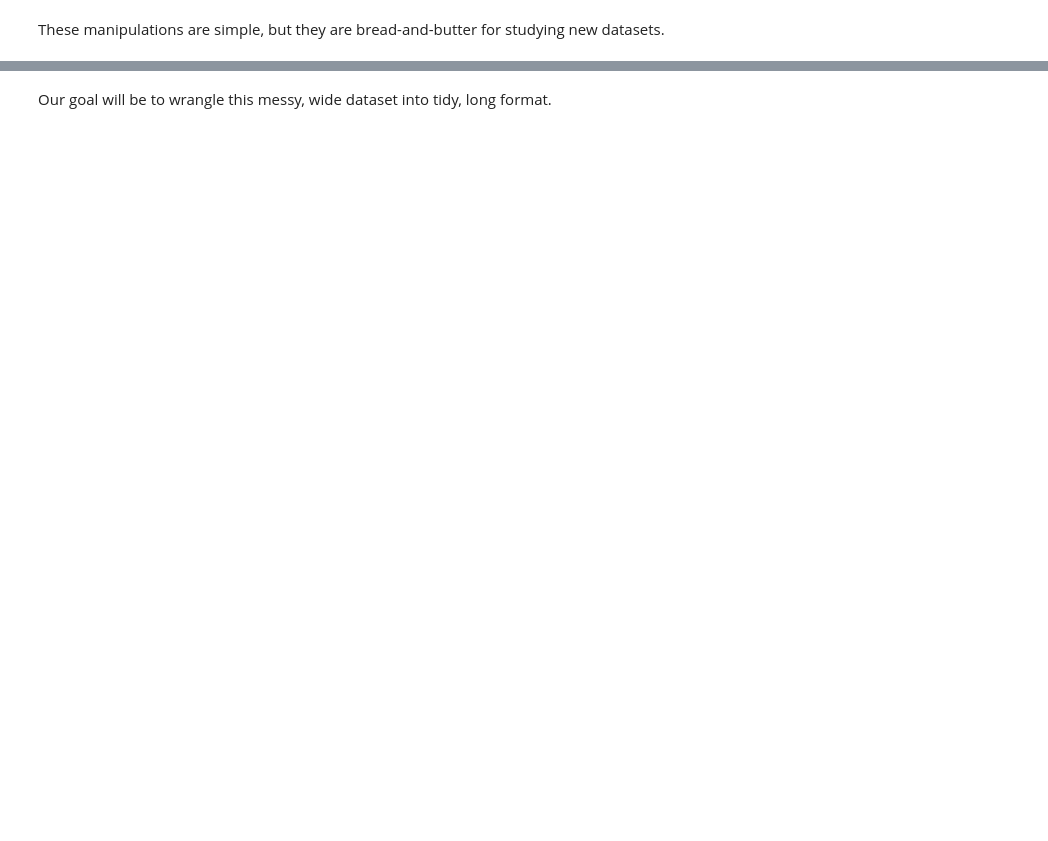
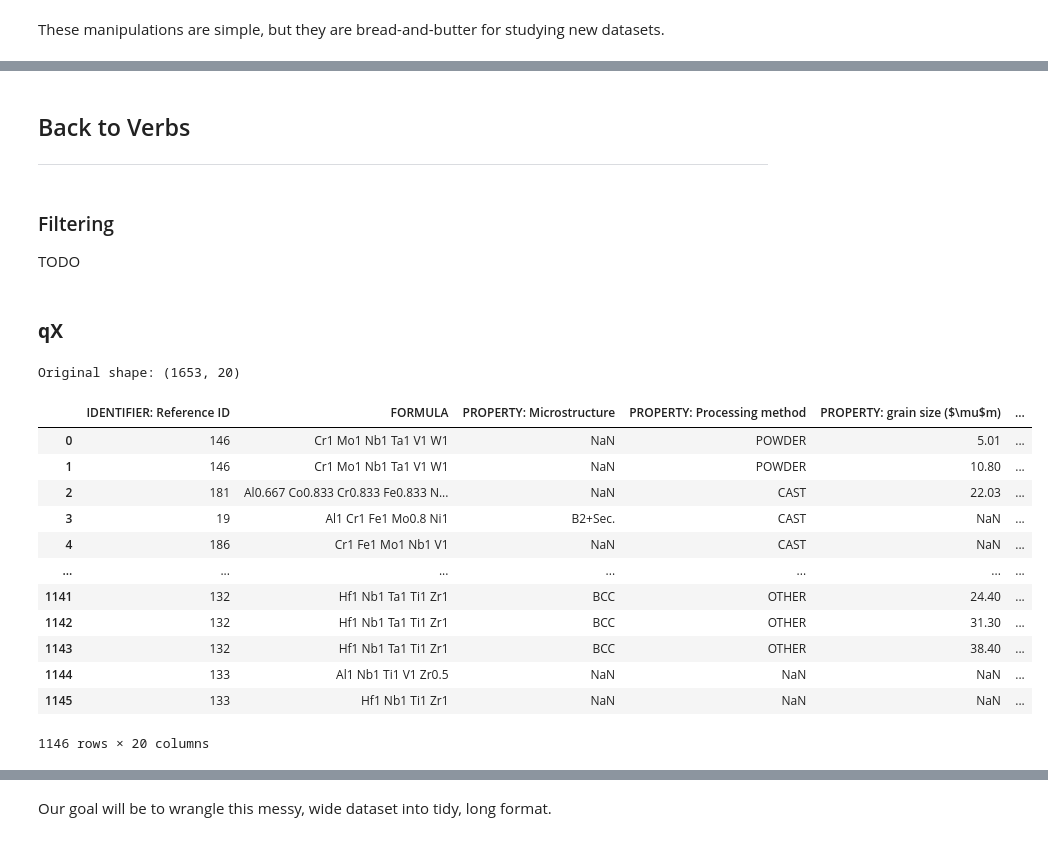
Before and after one commit to zdelrosario/mi101, a Jupyter notebook: _sources/notebooks/04_data_master.ipynb, the cells around one changed output, grey strips where cells are left out. Drawn from its saved outputs; the diff is of its cells as text; code cells hidden in the pictures; blank space fills up the shorter version.

```diff
--- a/_sources/notebooks/04_data_master.ipynb
+++ b/_sources/notebooks/04_data_master.ipynb
@@ -78,0 +332,32 @@ These manipulations are simple, but they are bread-and-butter for studying new d
+# %% [markdown]
+## Back to Verbs
+
+---
+# %% [markdown]
+### Filtering
+
+TODO
+# %% [markdown]
+### __qX__
+# %%
+print("Original shape: {}".format(df_mpea.shape))
+
+(
+    df_mpea
+    >> gr.tf_filter(gr.not_nan(DF["PROPERTY: YS (MPa)"]))
+)
+# %% [output]
+Original shape: (1653, 20)
+|  | IDENTIFIER: Reference ID | FORMULA | PROPERTY: Microstructure | PROPERTY: Processing method | PROPERTY: grain size ($\mu$m) | ... |
+| 0 | 146 | Cr1 Mo1 Nb1 Ta1 V1 W1 | NaN | POWDER | 5.01 | ... |
+| 1 | 146 | Cr1 Mo1 Nb1 Ta1 V1 W1 | NaN | POWDER | 10.80 | ... |
+| 2 | 181 | Al0.667 Co0.833 Cr0.833 Fe0.833 N... | NaN | CAST | 22.03 | ... |
+| 3 | 19 | Al1 Cr1 Fe1 Mo0.8 Ni1 | B2+Sec. | CAST | NaN | ... |
+| 4 | 186 | Cr1 Fe1 Mo1 Nb1 V1 | NaN | CAST | NaN | ... |
+| ... | ... | ... | ... | ... | ... | ... |
+| 1141 | 132 | Hf1 Nb1 Ta1 Ti1 Zr1 | BCC | OTHER | 24.40 | ... |
+| 1142 | 132 | Hf1 Nb1 Ta1 Ti1 Zr1 | BCC | OTHER | 31.30 | ... |
+| 1143 | 132 | Hf1 Nb1 Ta1 Ti1 Zr1 | BCC | OTHER | 38.40 | ... |
+| 1144 | 133 | Al1 Nb1 Ti1 V1 Zr0.5 | NaN | NaN | NaN | ... |
+| 1145 | 133 | Hf1 Nb1 Ti1 Zr1 | NaN | NaN | NaN | ... |
+1146 rows × 20 columns
```
Also changed, not shown: parts of 43 cells of this notebook, 8 other files.
